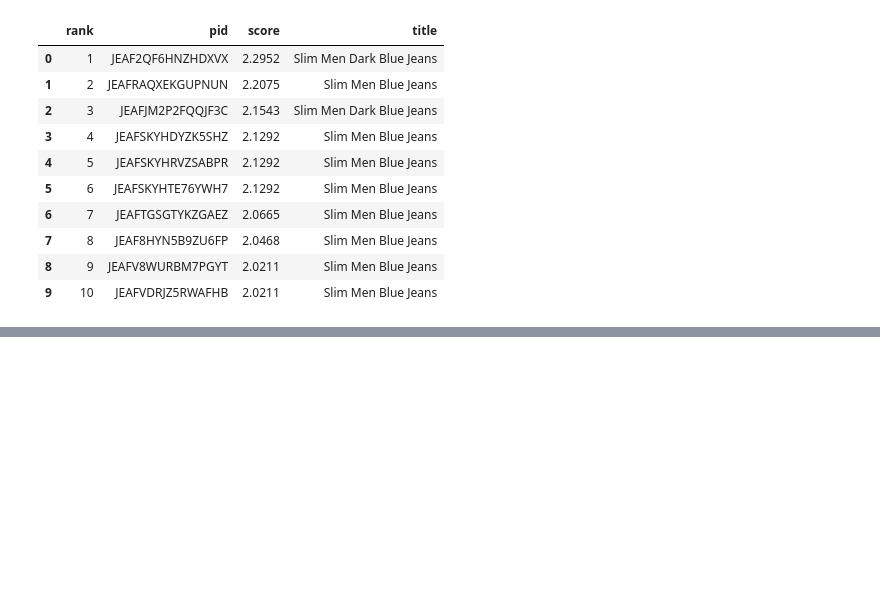
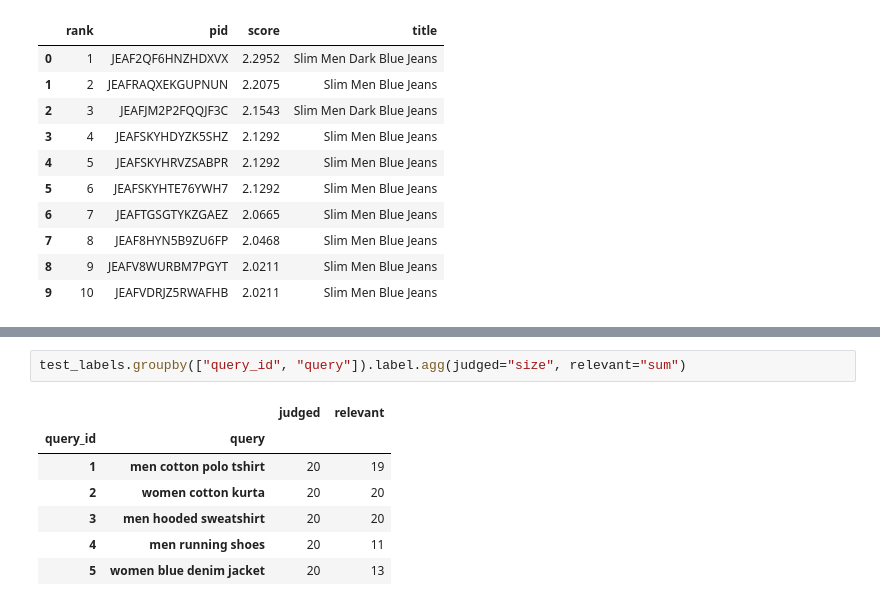
Before and after one commit to elenagotlost/irwa-search-engine, a Jupyter notebook: project_progress/part_2/part_2.ipynb, the cells around one changed output, grey strips where cells are left out. Drawn from its saved outputs; the diff is of its cells as text; blank space fills up the shorter version.

```diff
--- a/project_progress/part_2/part_2.ipynb
+++ b/project_progress/part_2/part_2.ipynb
@@ -253,0 +379,10 @@ Query 2: men slim jeans blue
+# %%
+test_labels.groupby(["query_id", "query"]).label.agg(judged="size", relevant="sum")
+# %% [output]
+|  |  | judged | relevant |
+| query_id | query |  |  |
+| 1 | men cotton polo tshirt | 20 | 19 |
+| 2 | women cotton kurta | 20 | 20 |
+| 3 | men hooded sweatshirt | 20 | 20 |
+| 4 | men running shoes | 20 | 11 |
+| 5 | women blue denim jacket | 20 | 13 |
```
Also changed, not shown: parts of 14 cells of this notebook, 3 other files.
